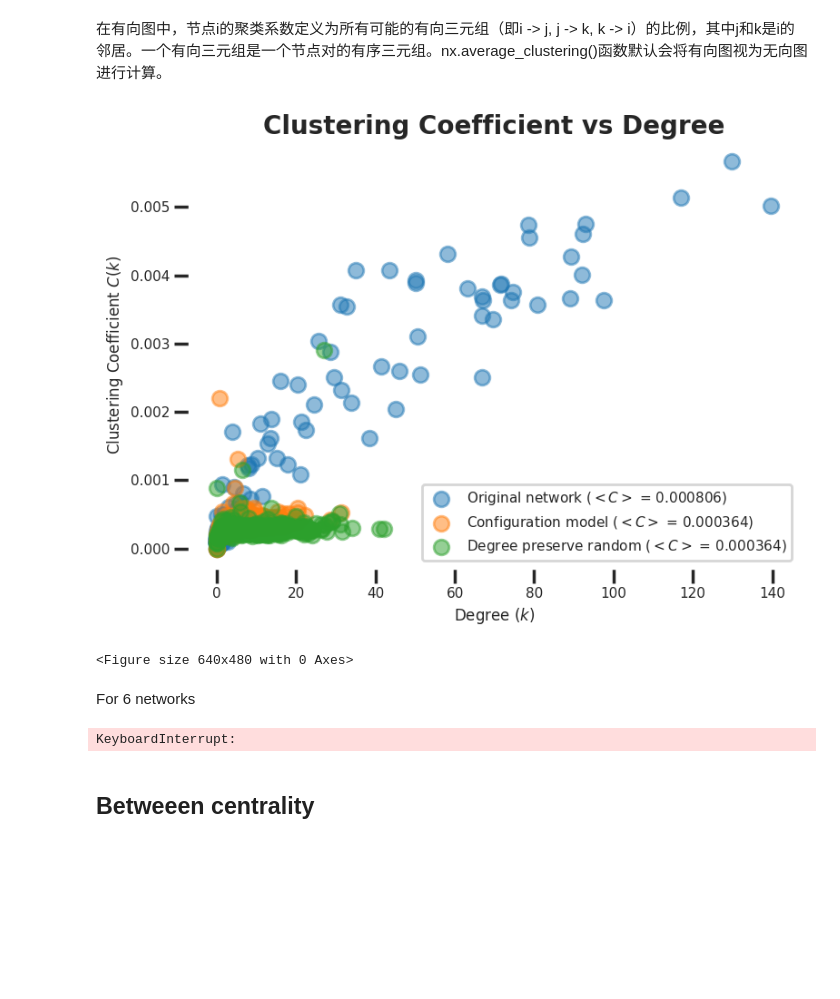
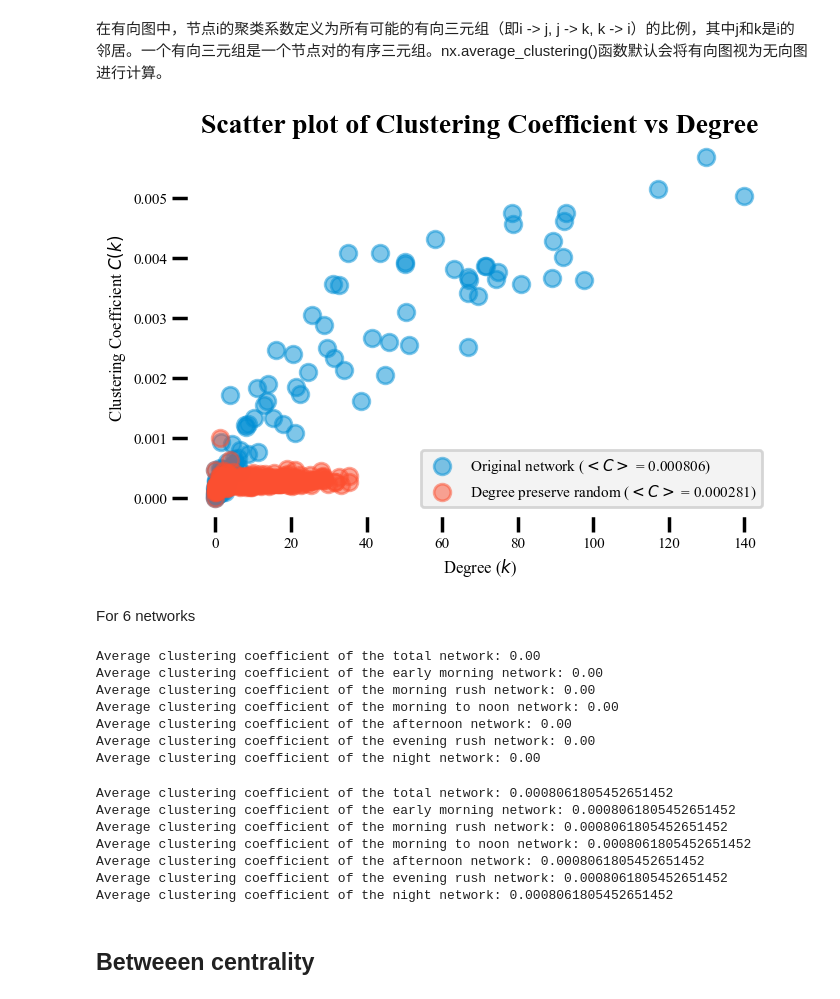
Before and after one commit to EXID-G/Bigscity-LibCity, a Jupyter notebook: !mywork/network.ipynb, the cells around one changed output. Cells and saved outputs as stored; diff of their text form; code cells hidden in the pictures; blank space fills up the shorter version.

```diff
--- a/!mywork/network.ipynb
+++ b/!mywork/network.ipynb
@@ -417,51 +397,66 @@ random_swap_cl_values = list(random_swap_cl.values())
 # %%
 # plt.style.available
 # %%
-with plt.style.context("seaborn-v0_8-whitegrid"), sns.plotting_context(context="poster",font_scale=0.5):
-    fig, ax = plt.subplots(figsize=(8, 6))
+with plt.style.context("fivethirtyeight"), sns.plotting_context(context="poster",font_scale=0.5):
+    fig, ax = plt.subplots(figsize=(7, 5))
     fig.patch.set_facecolor('white')
     ax.set_facecolor('white')
     for spine in ax.spines.values():
         spine.set_edgecolor('white')
 
     plt.scatter(G_total_degrees, G_total_cl_values, alpha=0.5, label='G_total')
-    plt.scatter(config_degrees, config_cl_values, alpha=0.5, label='config_model')
+    # plt.scatter(config_degrees, config_cl_values, alpha=0.5, label='config_model')
     plt.scatter(random_swap_degrees, random_swap_cl_values, alpha=0.5, label='random_swap_model')
 
     plt.xlabel('Degree ($k$)')
     plt.ylabel('Clustering Coefficient $C(k)$')
-    plt.title('Clustering Coefficient vs Degree',fontsize = 20,weight = "bold")
-    plt.legend()
+    plt.title('Scatter plot of Clustering Coefficient vs Degree',fontsize = 20,weight = "bold")
     plt.tight_layout()
     plt.grid(False)
-    plt.legend([f"Original network ($<C>$ = {G_total_avcl:2f})", f"Configuration model ($<C>$ = {config_avcl:2f})",f"Degree preserve random ($<C>$ = {config_avcl:2f})"],loc = "lower right",frameon = True)
-    plt.show()
-    plt.savefig("output/plot/Clustering Coefficient vs Degree.svg")
+    # plt.legend([f"Original network ($<C>$ = {G_total_avcl:2f})", f"Configuration model ($<C>$ = {config_avcl:2f})",f"Degree preserve random ($<C>$ = {config_avcl:2f})"],loc = "lower right",frameon = True)
+    plt.legend([f"Original network ($<C>$ = {G_total_avcl:2f})",f"Degree preserve random ($<C>$ = {random_swap_avcl:2f})"],loc = "lower right",frameon = True)
+    # plt.show()
+    plt.tight_layout()
+    plt.savefig("output/plot/Clustering Coefficient vs Degree.svg",bbox_inches="tight",transparent=True)
+    plt.savefig("output/plot/Clustering Coefficient vs Degree.pdf",bbox_inches="tight",transparent=True)
 # %% [output]
-[figure, old version]
+[figure, new version]
-<Figure size 640x480 with 0 Axes>
 # %% [markdown]
 For 6 networks
+# %%
+G_total_avcl = nx.average_clustering(G_total,weight="flow")
+G_earlymorning_avcl = nx.average_clustering(G_earlymorning,weight="flow")
+G_morningrush_avcl = nx.average_clustering(G_morningrush,weight="flow")
+G_morningtonoon_avcl = nx.average_clustering(G_morningtonoon,weight="flow")
+G_afternoon_avcl = nx.average_clustering(G_afternoon,weight="flow")
+G_eveningrush_avcl = nx.average_clustering(G_eveningrush,weight="flow")
+G_night_avcl = nx.average_clustering(G_night,weight="flow")
+# %% [output]
+Average clustering coefficient of the total network: 0.00
+Average clustering coefficient of the early morning network: 0.00
+Average clustering coefficient of the morning rush network: 0.00
+Average clustering coefficient of the morning to noon network: 0.00
+Average clustering coefficient of the afternoon network: 0.00
+Average clustering coefficient of the evening rush network: 0.00
+Average clustering coefficient of the night network: 0.00
 # %%
-G_total_avcl = nx.average_clustering(G_total,weight="flow")
-G_earlymorning_avcl = nx.average_clustering(G_total,weight="flow")
-G_morningrush_avcl = nx.average_clustering(G_total,weight="flow")
-G_morningtonoon_avcl = nx.average_clustering(G_total,weight="flow")
-G_afternoon_avcl = nx.average_clustering(G_total,weight="flow")
-G_eveningrush_avcl = nx.average_clustering(G_total,weight="flow")
-G_night_avcl = nx.average_clustering(G_total,weight="flow")
-
 print(
-    f"Average clustering coefficient of the total network: {G_total_avcl:.2f}\n"
-    f"Average clustering coefficient of the early morning network: {G_earlymorning_avcl:.2f}\n"
-    f"Average clustering coefficient of the morning rush network: {G_morningrush_avcl:.2f}\n"
-    f"Average clustering coefficient of the morning to noon network: {G_morningtonoon_avcl:.2f}\n"
-    f"Average clustering coefficient of the afternoon network: {G_afternoon_avcl:.2f}\n"
-    f"Average clustering coefficient of the evening rush network: {G_eveningrush_avcl:.2f}\n"
-    f"Average clustering coefficient of the night network: {G_night_avcl:.2f}"
+    f"Average clustering coefficient of the total network: {G_total_avcl}\n"
+    f"Average clustering coefficient of the early morning network: {G_earlymorning_avcl}\n"
+    f"Average clustering coefficient of the morning rush network: {G_morningrush_avcl}\n"
+    f"Average clustering coefficient of the morning to noon network: {G_morningtonoon_avcl}\n"
+    f"Average clustering coefficient of the afternoon network: {G_afternoon_avcl}\n"
+    f"Average clustering coefficient of the evening rush network: {G_eveningrush_avcl}\n"
+    f"Average clustering coefficient of the night network: {G_night_avcl}"
 )
 # %% [output]
-KeyboardInterrupt:
+Average clustering coefficient of the total network: 0.0008061805452651452
+Average clustering coefficient of the early morning network: 0.0008061805452651452
+Average clustering coefficient of the morning rush network: 0.0008061805452651452
+Average clustering coefficient of the morning to noon network: 0.0008061805452651452
+Average clustering coefficient of the afternoon network: 0.0008061805452651452
+Average clustering coefficient of the evening rush network: 0.0008061805452651452
+Average clustering coefficient of the night network: 0.0008061805452651452
 # %% [markdown]
 ## Betweeen centrality
 # %%
```
Also changed, not shown: parts of 21 cells of this notebook, 16 other files.
